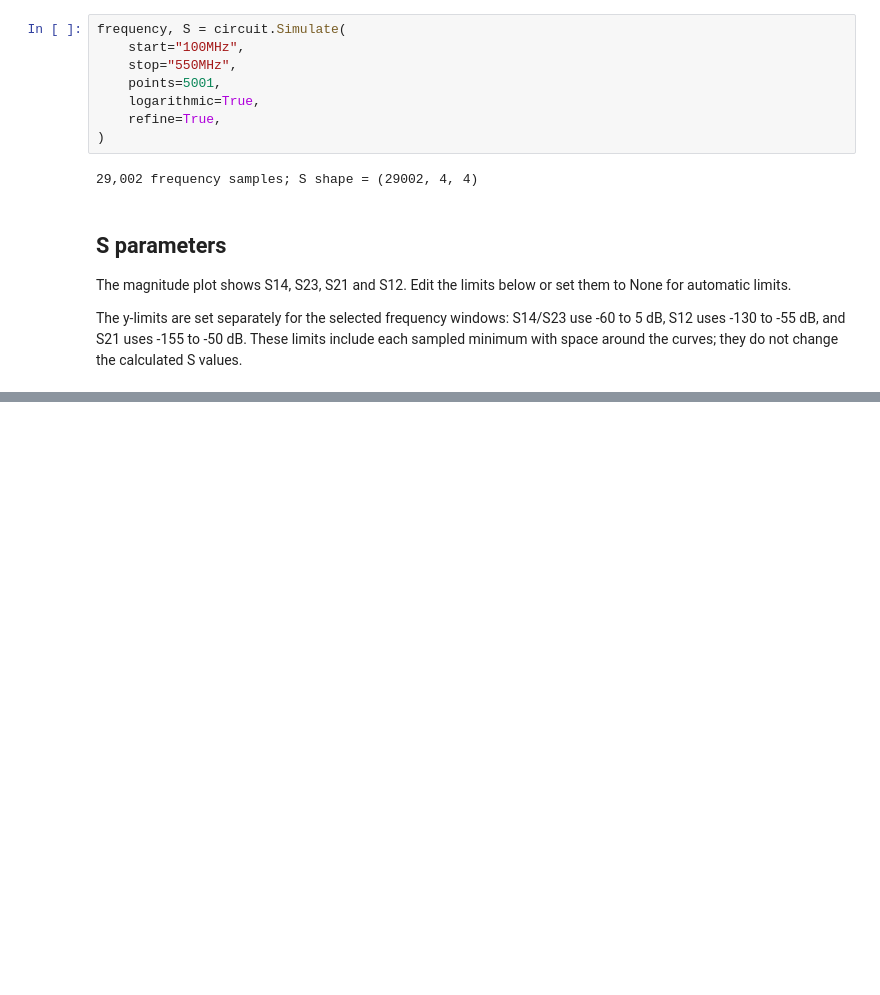
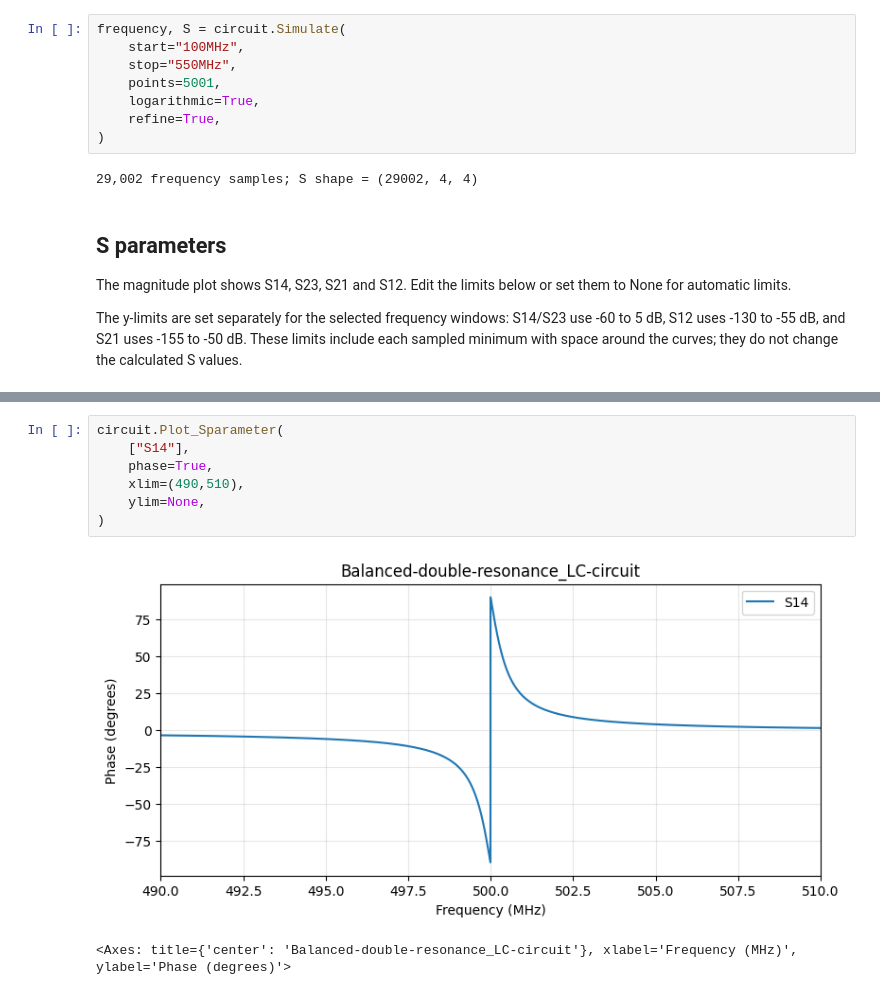
Before and after one commit to VThalakottoor/PyOR, a Jupyter notebook: Examples/RF_Circuit_Simulation/Balanced-double-resonance_LC-circuit.ipynb, the cells around one changed output, grey strips where cells are left out. Drawn from its saved outputs; the diff is of its cells as text; blank space fills up the shorter version.

Commit message:
RF circuit simulation4

```diff
--- a/Examples/RF_Circuit_Simulation/Balanced-double-resonance_LC-circuit.ipynb
+++ b/Examples/RF_Circuit_Simulation/Balanced-double-resonance_LC-circuit.ipynb
@@ -102,6 +121,16 @@ circuit.Plot_Sparameter(
 # %% [output]
 [figure]
 <Axes: title={'center': 'Balanced-double-resonance_LC-circuit'}, xlabel='Frequency (MHz)', ylabel='Magnitude (dB)'>
+# %%
+circuit.Plot_Sparameter(
+    ["S14"],
+    phase=True,
+    xlim=(490,510),
+    ylim=None,
+)
+# %% [output]
+[figure, added]
+<Axes: title={'center': 'Balanced-double-resonance_LC-circuit'}, xlabel='Frequency (MHz)', ylabel='Phase (degrees)'>
 # %%
 circuit.Plot_Sparameter(
     ["S23"],
```
Also changed, not shown: parts of 5 cells of this notebook.
